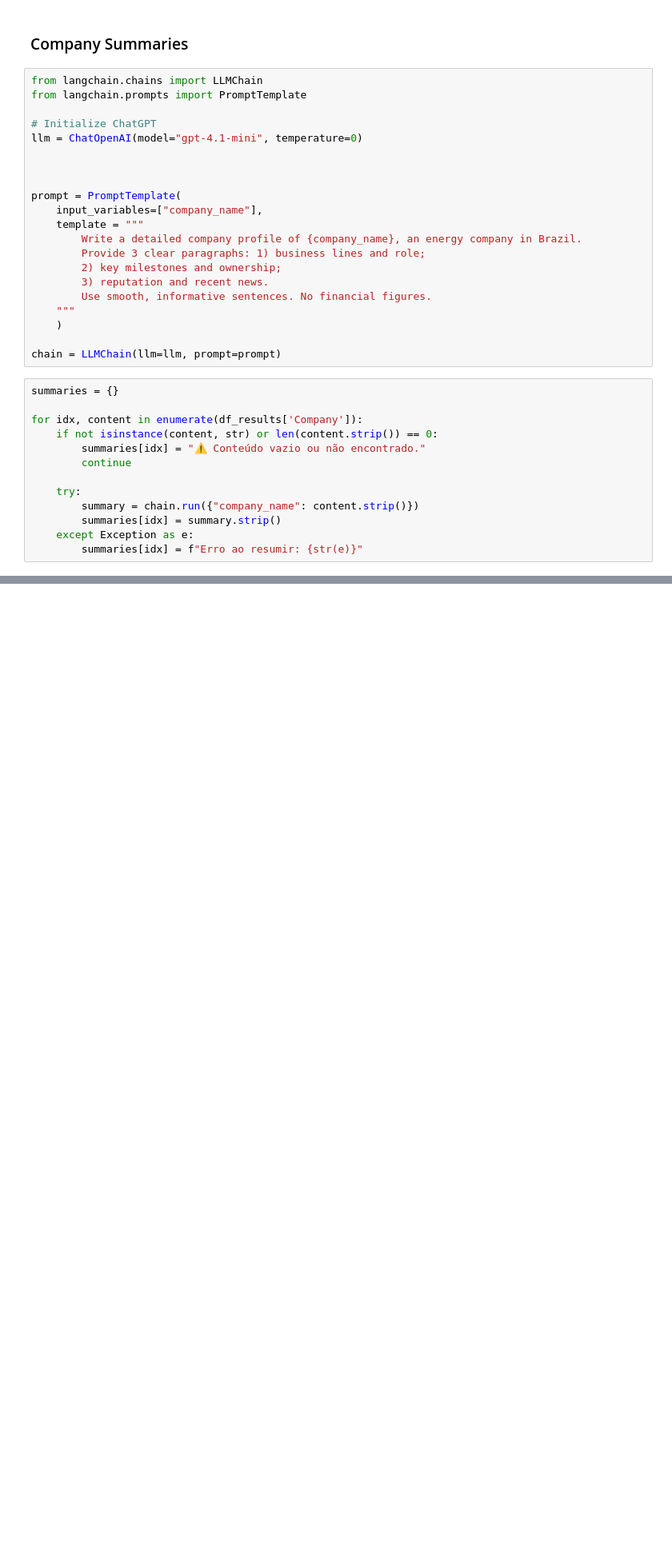
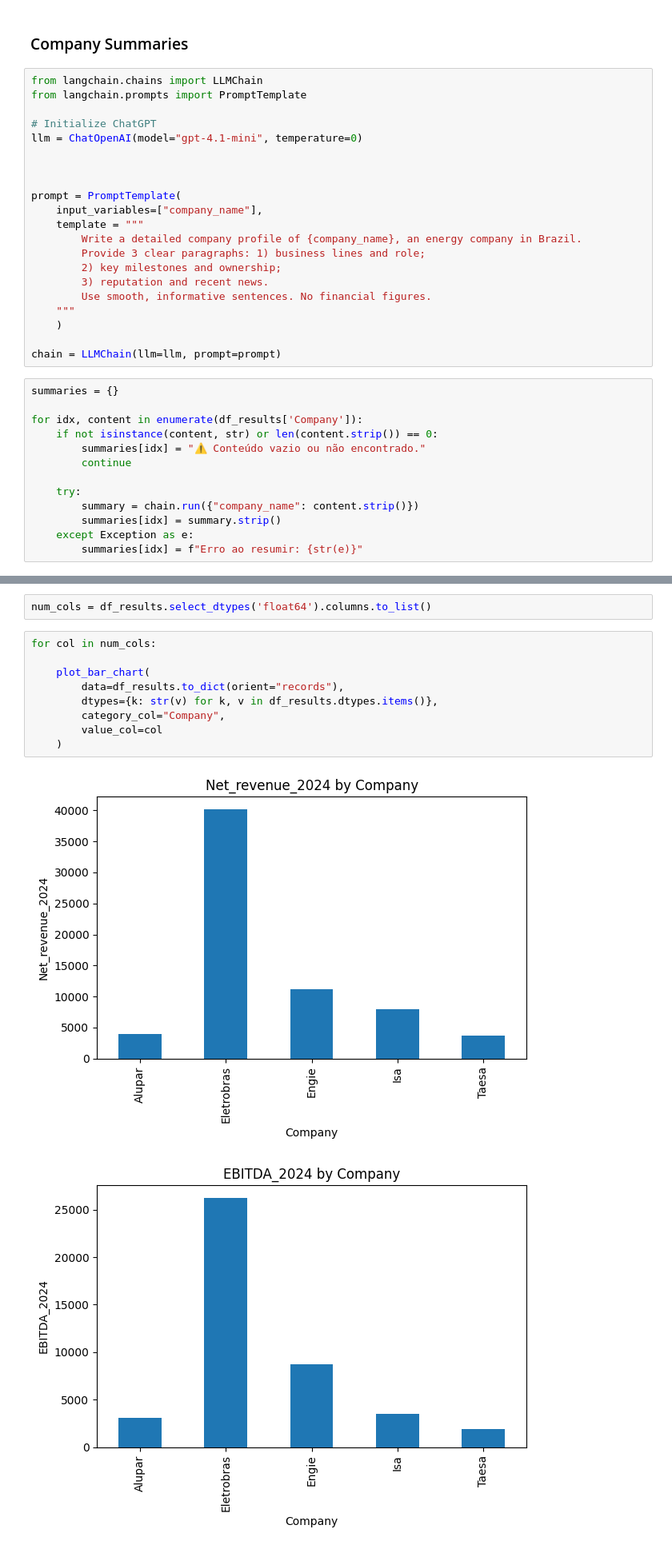
Before and after one commit to gabrielorleans/financial-agent, a Jupyter notebook: agent-workflow.ipynb, the cells around one changed output, grey strips where cells are left out. Shown at 80% size. Drawn from its saved outputs; the diff is of its cells as text; blank space fills up the shorter version.

```diff
--- a/agent-workflow.ipynb
+++ b/agent-workflow.ipynb
@@ -512,0 +508,14 @@ summaries
+# %%
+num_cols = df_results.select_dtypes('float64').columns.to_list()
+# %%
+for col in num_cols:
+
+    plot_bar_chart(
+        data=df_results.to_dict(orient="records"),
+        dtypes={k: str(v) for k, v in df_results.dtypes.items()},
+        category_col="Company",
+        value_col=col
+    )
+# %% [output]
+[figure, added]
+[figure, added]
```
Also changed, not shown: parts of 16 cells of this notebook, 3 other files.
